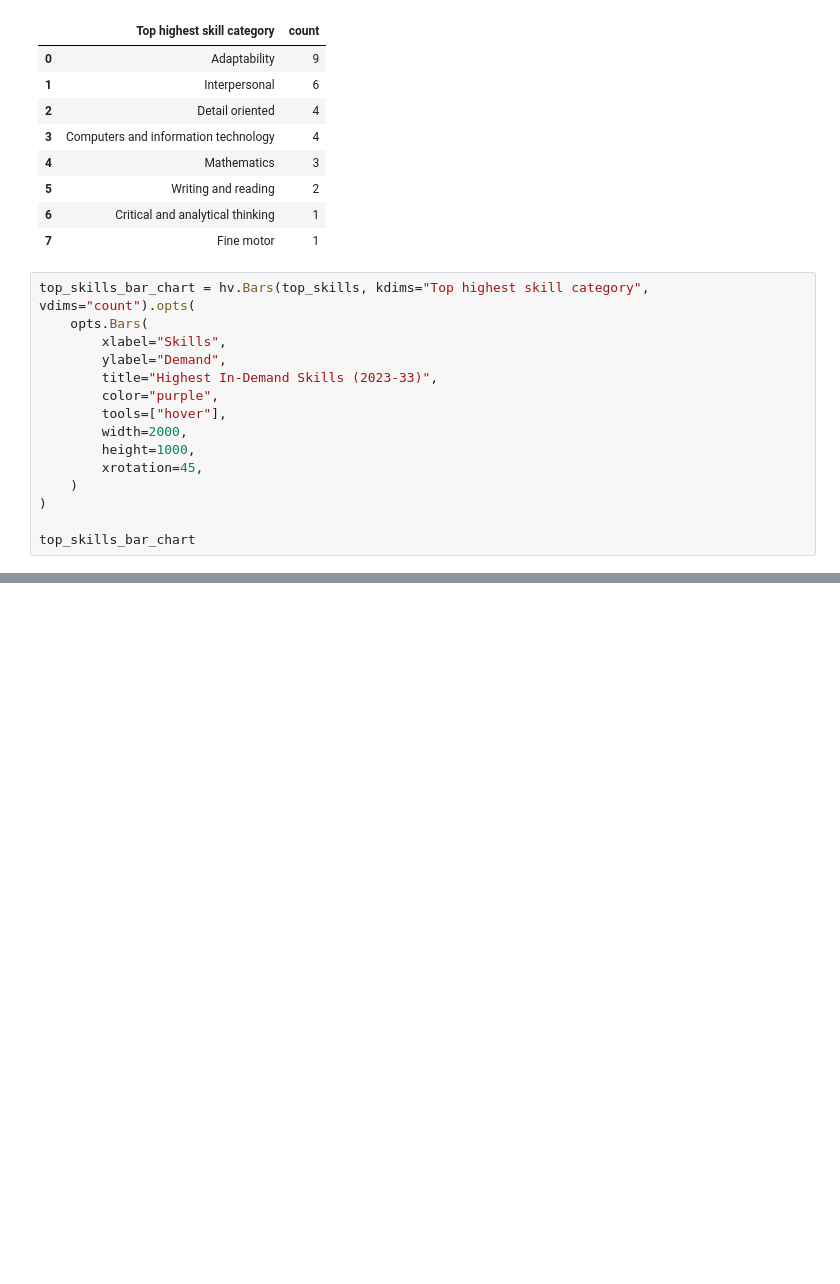
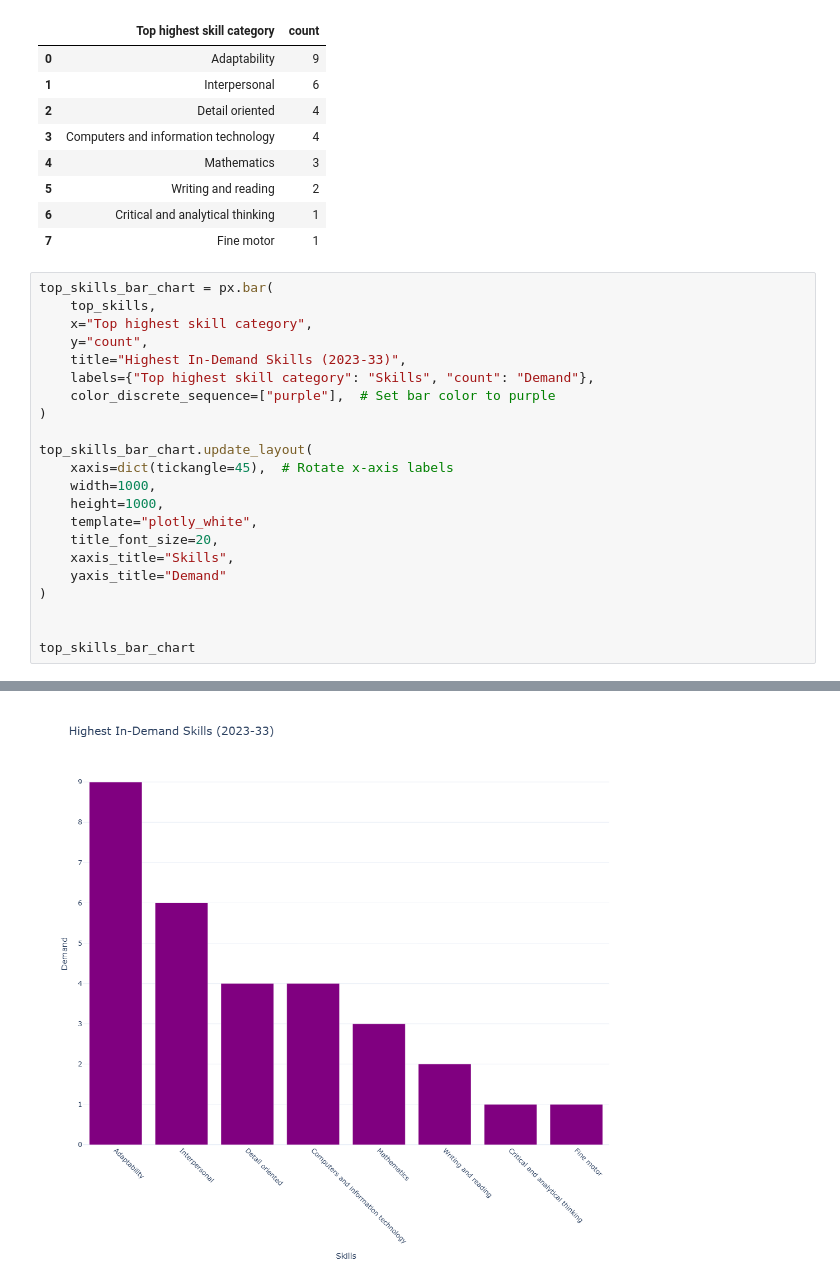
Before and after one commit to HenryRifle/LinkedOut-AI-Job-Board, a Jupyter notebook: Skills_Basic_EDA.ipynb, the cells around one changed output, grey strips where cells are left out. Saved outputs shown, nothing was run; the diff lists cells and outputs as text; blank space fills up the shorter version.

```diff
--- a/Skills_Basic_EDA.ipynb
+++ b/Skills_Basic_EDA.ipynb
@@ -60,18 +69,25 @@ top_skills
 | 6 | Critical and analytical thinking | 1 |
 | 7 | Fine motor | 1 |
 # %%
-top_skills_bar_chart = hv.Bars(top_skills, kdims="Top highest skill category", vdims="count").opts(
-    opts.Bars(
-        xlabel="Skills",
-        ylabel="Demand",
-        title="Highest In-Demand Skills (2023-33)",
-        color="purple",
-        tools=["hover"],
-        width=2000,
-        height=1000,
-        xrotation=45,
-    )
+top_skills_bar_chart = px.bar(
+    top_skills,
+    x="Top highest skill category",
+    y="count",
+    title="Highest In-Demand Skills (2023-33)",
+    labels={"Top highest skill category": "Skills", "count": "Demand"},
+    color_discrete_sequence=["purple"],  # Set bar color to purple
 )
 
+top_skills_bar_chart.update_layout(
+    xaxis=dict(tickangle=45),  # Rotate x-axis labels
+    width=1000,
+    height=1000,
+    template="plotly_white",
+    title_font_size=20,
+    xaxis_title="Skills",
+    yaxis_title="Demand"
+)
+
+
 top_skills_bar_chart
 # %% [output]
@@ -78,0 +94 @@ top_skills_bar_chart
+[figure, added]
```
Also changed, not shown: parts of 4 cells of this notebook, 10 other files.
